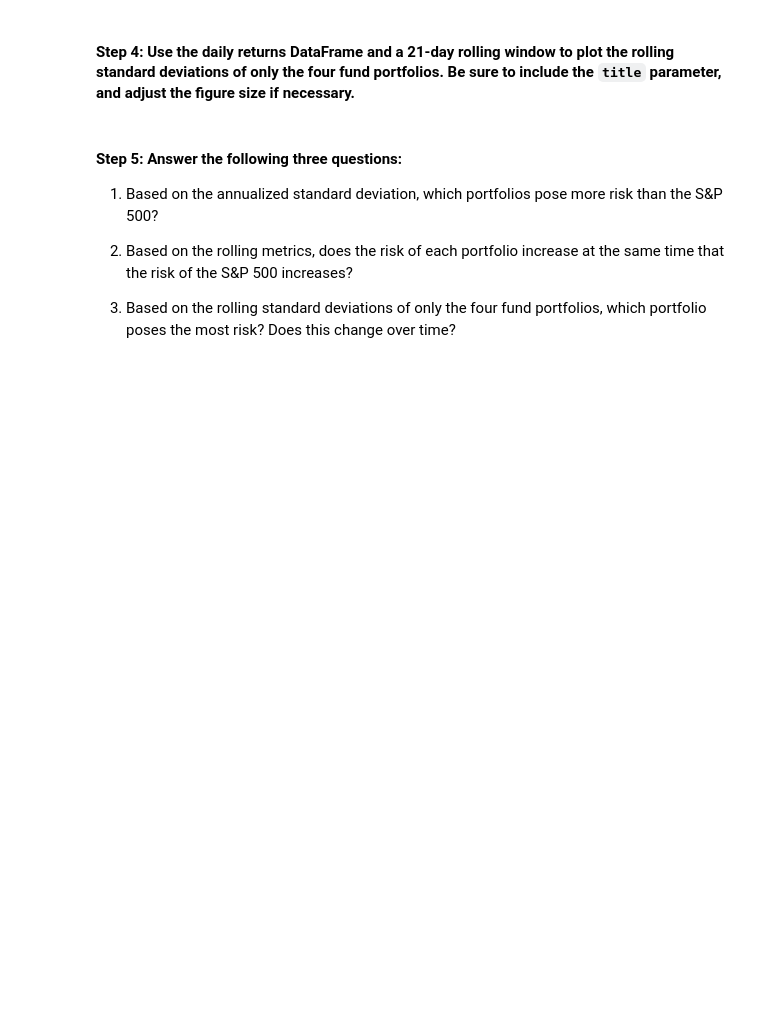
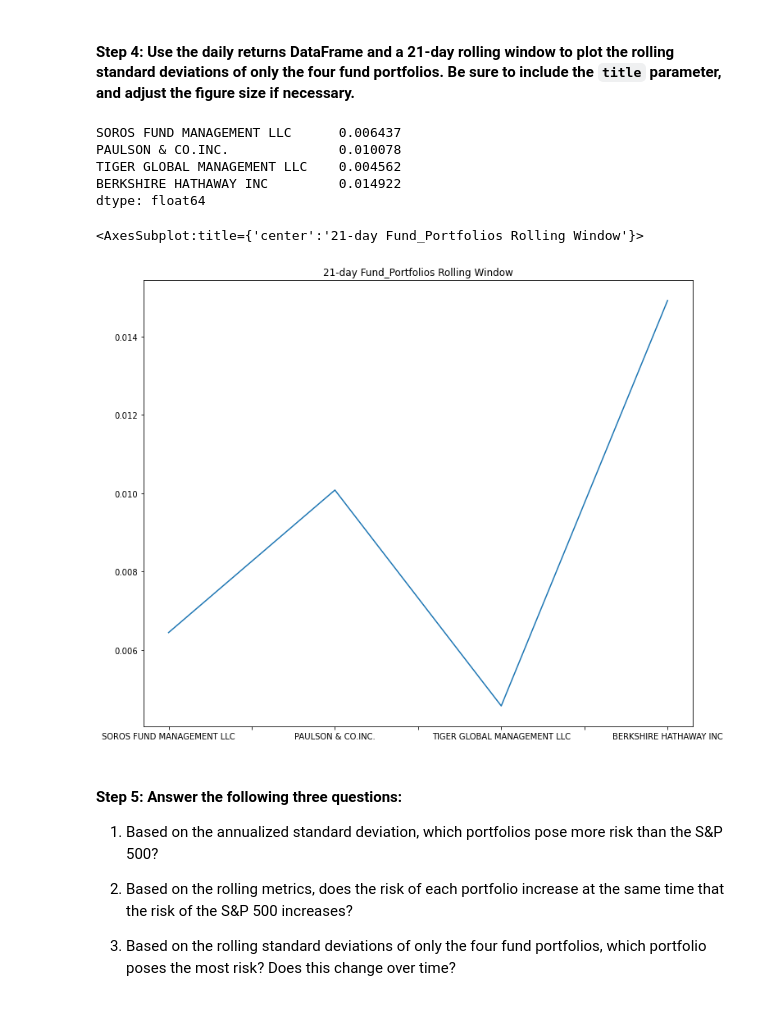
Before and after one commit to Khaingz/Challenge3, a Jupyter notebook: risk_return_analysis.ipynb, the cells around one changed output. Drawn from its saved outputs; the diff is of its cells as text; code cells hidden in the pictures; blank space fills up the shorter version.

```diff
--- a/risk_return_analysis.ipynb
+++ b/risk_return_analysis.ipynb
@@ -304,6 +322,22 @@ dtype: float64
 # Using the daily return data and a 21-day rolling window, plot the rolling standard deviation of just the 4 portfolios.
 # Include a title parameter and adjust the figure size
 # YOUR CODE HERE
+Fund_Portfolios_rolling_Standard_deviations = Fund_Portfolios_daily_returns.std() * np.sqrt(21)
+Fund_Portfolios_rolling_Standard_deviations
+# %% [output]
+SOROS FUND MANAGEMENT LLC      0.006437
+PAULSON & CO.INC.              0.010078
+TIGER GLOBAL MANAGEMENT LLC    0.004562
+BERKSHIRE HATHAWAY INC         0.014922
+dtype: float64
+# %%
+# Using the daily return data and a 21-day rolling window, plot the rolling standard deviation of just the 4 portfolios.
+# Include a title parameter and adjust the figure size
+# YOUR CODE HERE
+Fund_Portfolios_rolling_Standard_deviations.plot(figsize = (12,10), title = "21-day Fund_Portfolios Rolling Window")
+# %% [output]
+<AxesSubplot:title={'center':'21-day Fund_Portfolios Rolling Window'}>
+[figure, added]
 # %% [markdown]
 #### Step 5: Answer the following three questions:
 
```
Also changed, not shown: parts of 16 cells of this notebook, 1 other file.
